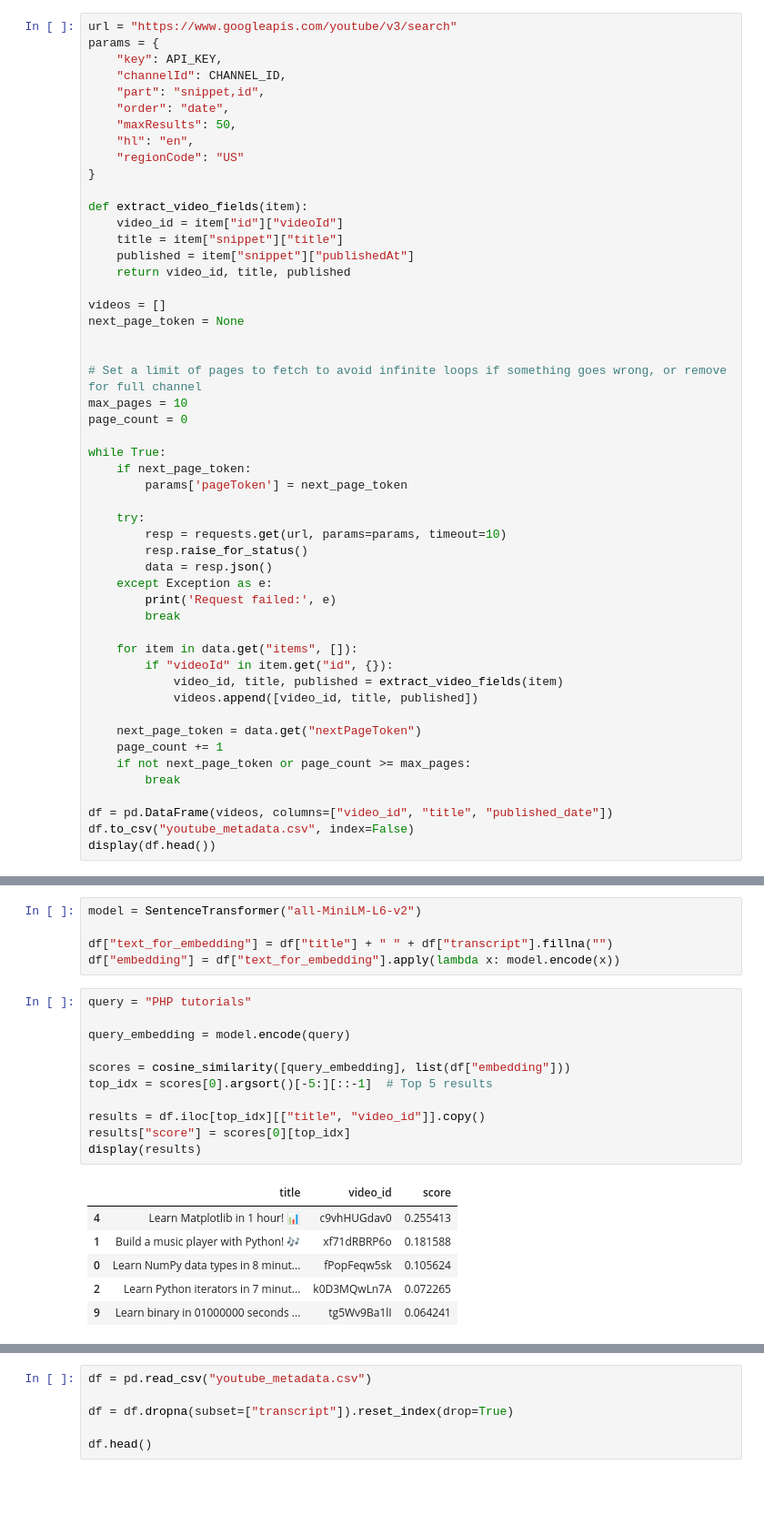
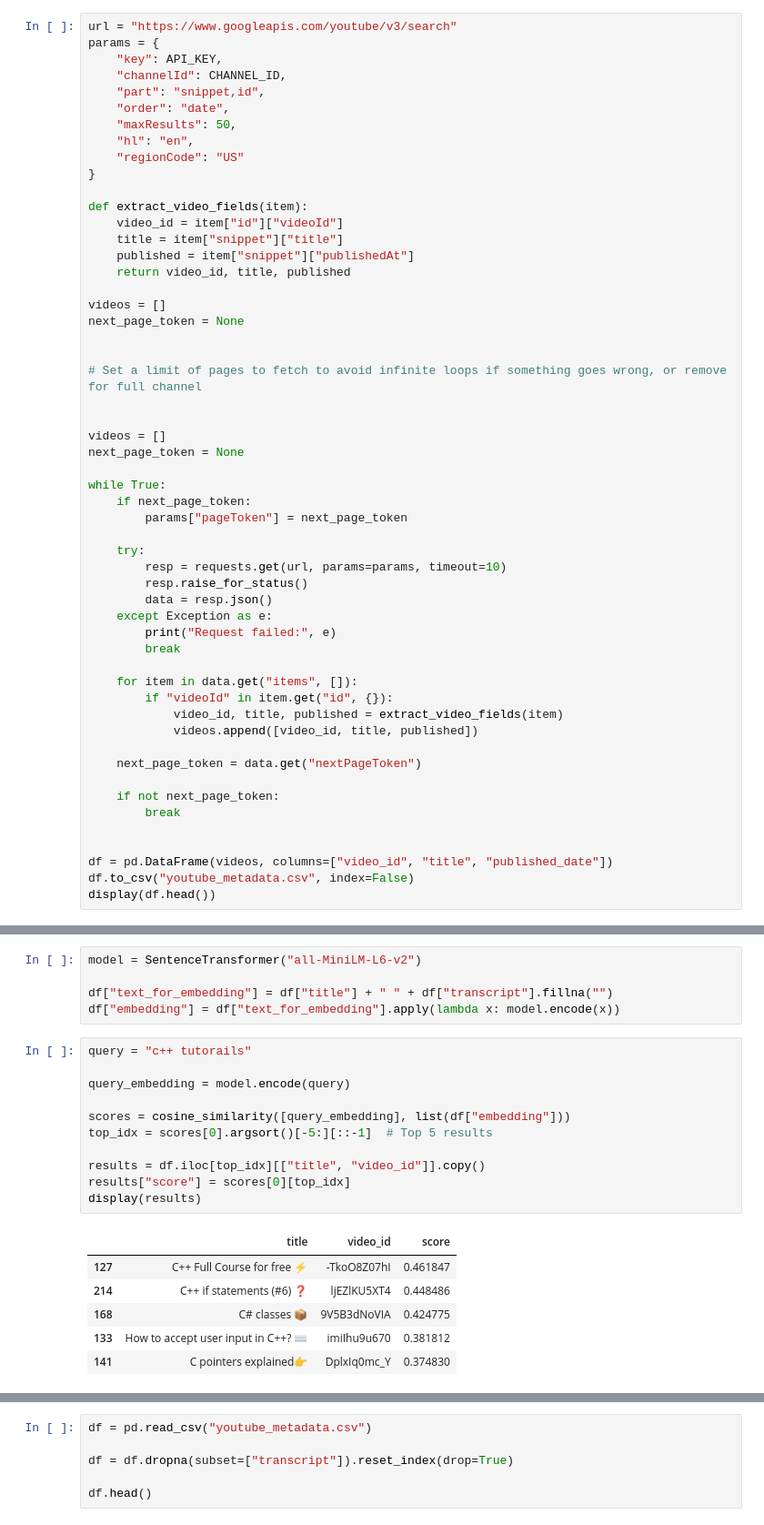
Before and after one commit to Joshika-Mentor/AI-Query-Tube, a Jupyter notebook: AI_Query_tube.ipynb, the cells around one changed output, grey strips where cells are left out. Shown at 91% size. Cells and saved outputs as stored; diff of their text form; blank space fills up the shorter version.

```diff
--- a/AI_Query_tube.ipynb
+++ b/AI_Query_tube.ipynb
@@ -64,19 +64,21 @@ next_page_token = None
 
 
 # Set a limit of pages to fetch to avoid infinite loops if something goes wrong, or remove for full channel
-max_pages = 10
-page_count = 0
+
+
+videos = []
+next_page_token = None
 
 while True:
     if next_page_token:
-        params['pageToken'] = next_page_token
+        params["pageToken"] = next_page_token
 
     try:
         resp = requests.get(url, params=params, timeout=10)
         resp.raise_for_status()
         data = resp.json()
     except Exception as e:
-        print('Request failed:', e)
+        print("Request failed:", e)
         break
 
     for item in data.get("items", []):
@@ -85,9 +87,10 @@ while True:
             videos.append([video_id, title, published])
 
     next_page_token = data.get("nextPageToken")
-    page_count += 1
-    if not next_page_token or page_count >= max_pages:
+
+    if not next_page_token:
         break
+
 
 df = pd.DataFrame(videos, columns=["video_id", "title", "published_date"])
 df.to_csv("youtube_metadata.csv", index=False)
@@ -219,23 +286,23 @@ model = SentenceTransformer("all-MiniLM-L6-v2")
 df["text_for_embedding"] = df["title"] + " " + df["transcript"].fillna("")
 df["embedding"] = df["text_for_embedding"].apply(lambda x: model.encode(x))
 # %%
-query = "PHP tutorials"
+query = "c++ tutorails"
 
 query_embedding = model.encode(query)
 
 scores = cosine_similarity([query_embedding], list(df["embedding"]))
 top_idx = scores[0].argsort()[-5:][::-1]  # Top 5 results
 
 results = df.iloc[top_idx][["title", "video_id"]].copy()
 results["score"] = scores[0][top_idx]
 display(results)
 # %% [output]
 |  | title | video_id | score |
-| 4 | Learn Matplotlib in 1 hour! 📊 | c9vhHUGdav0 | 0.255413 |
-| 1 | Build a music player with Python! 🎶 | xf71dRBRP6o | 0.181588 |
-| 0 | Learn NumPy data types in 8 minut... | fPopFeqw5sk | 0.105624 |
-| 2 | Learn Python iterators in 7 minut... | k0D3MQwLn7A | 0.072265 |
-| 9 | Learn binary in 01000000 seconds ... | tg5Wv9Ba1lI | 0.064241 |
+| 127 | C++ Full Course for free ⚡️ | -TkoO8Z07hI | 0.461847 |
+| 214 | C++ if statements (#6) ❓ | ljEZlKU5XT4 | 0.448486 |
+| 168 | C# classes 📦 | 9V5B3dNoVIA | 0.424775 |
+| 133 | How to accept user input in C++? ⌨️ | imiIhu9u670 | 0.381812 |
+| 141 | C pointers explained👉 | DplxIq0mc_Y | 0.374830 |
 # %%
 !pip install -q sentence-transformers scikit-learn pandas numpy
 import pandas as pd
```
Also changed, not shown: parts of 38 cells of this notebook, 1 other file.
